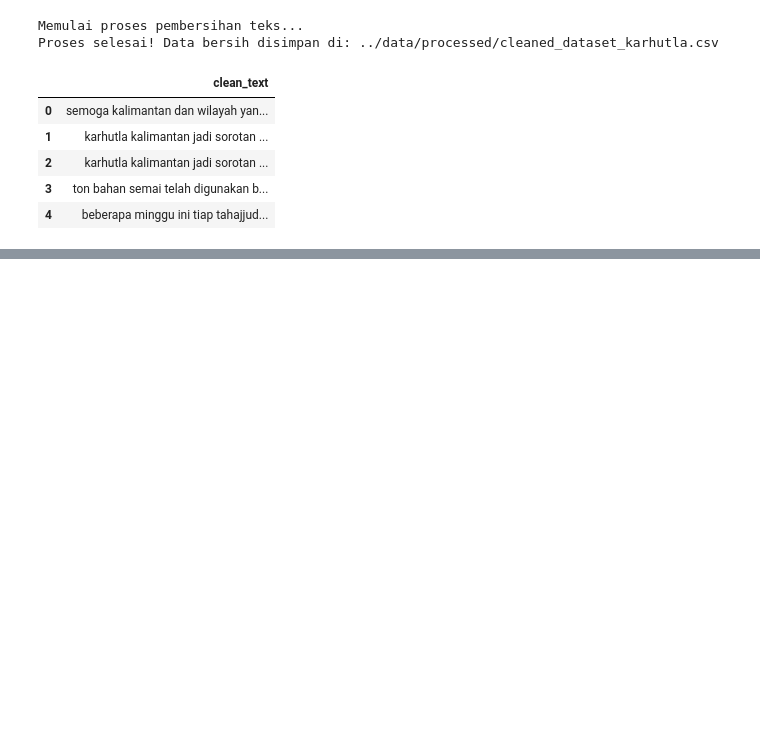
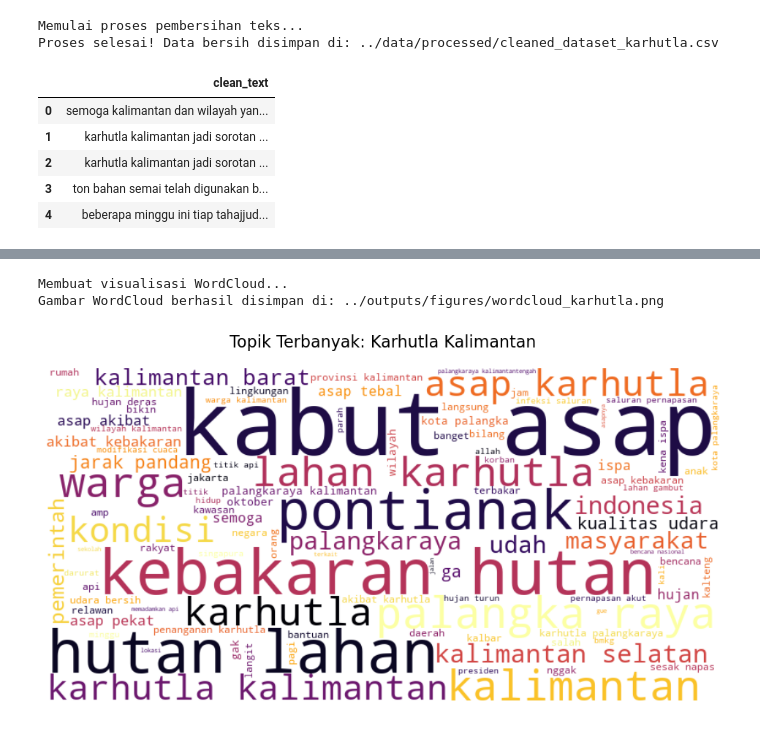
Before and after one commit to sanzxct/analisis-sentimen-karhutla-kalimantan, a Jupyter notebook: notebooks/01_eda_and_cleaning.ipynb, the cells around one changed output, grey strips where cells are left out. Cells and saved outputs as stored; diff of their text form; code cells hidden in the pictures; blank space fills up the shorter version.

Commit message:
create visualization

```diff
--- a/notebooks/01_eda_and_cleaning.ipynb
+++ b/notebooks/01_eda_and_cleaning.ipynb
@@ -91,0 +128,32 @@ Proses selesai! Data bersih disimpan di: ../data/processed/cleaned_dataset_karhu
+# %%
+import matplotlib.pyplot as plt
+from wordcloud import WordCloud
+
+# Menggabungkan semua teks yang sudah bersih
+all_text = ' '.join(df['final_text'].dropna())
+
+print("Membuat visualisasi WordCloud...")
+wordcloud = WordCloud(
+    width=800,
+    height=400,
+    background_color='white',
+    colormap='inferno', # Menggunakan tema warna api/panas cocok untuk topik Karhutla
+    max_words=100
+).generate(all_text)
+
+# Menampilkan WordCloud
+plt.figure(figsize=(12, 6))
+plt.imshow(wordcloud, interpolation='bilinear')
+plt.axis('off')
+plt.title('Topik Terbanyak: Karhutla Kalimantan', fontsize=16, pad=20)
+
+# Menyimpan gambar otomatis ke folder outputs yang sudah kita buat
+fig_path = '../outputs/figures/wordcloud_karhutla.png'
+plt.savefig(fig_path, bbox_inches='tight')
+print(f"Gambar WordCloud berhasil disimpan di: {fig_path}")
+
+plt.show()
+# %% [output]
+Membuat visualisasi WordCloud...
+Gambar WordCloud berhasil disimpan di: ../outputs/figures/wordcloud_karhutla.png
+[figure, added]
```
Also changed, not shown: parts of 1 cell of this notebook.
